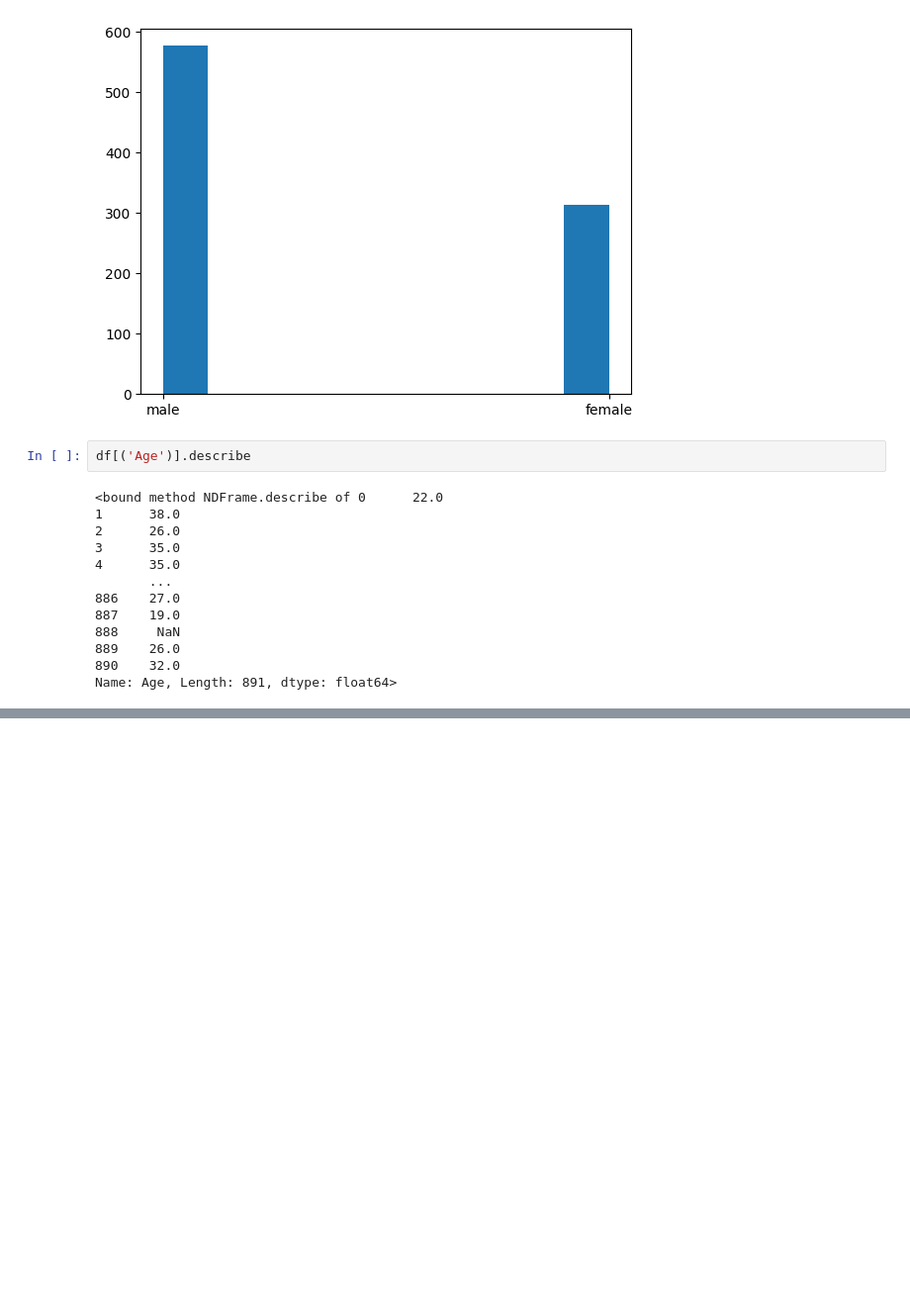
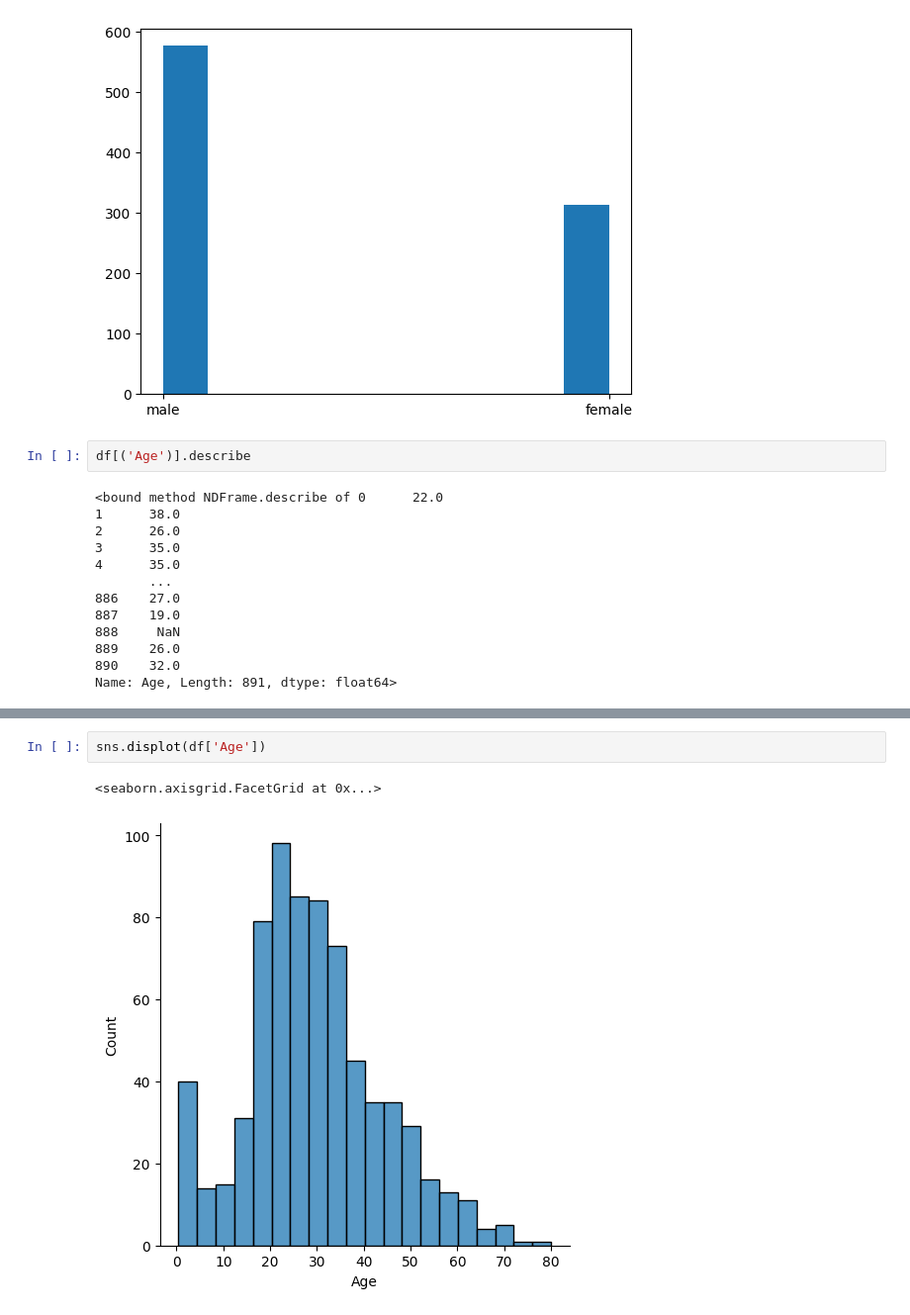
Before and after one commit to rohitdhadambe/Machine_Learning, a Jupyter notebook: thirdd.ipynb, the cells around one changed output, grey strips where cells are left out. Shown at 99% size. Saved outputs shown, nothing was run; the diff lists cells and outputs as text; blank space fills up the shorter version.

```diff
--- a/third.ipynb
+++ b/thirdd.ipynb
@@ -81,0 +82,5 @@ np.float64(0.38910778230082704)
+# %%
+sns.displot(df['Age'])
+# %% [output]
+<seaborn.axisgrid.FacetGrid at 0x...>
+[figure, added]
```
Also changed, not shown: parts of 5 cells of this notebook.
